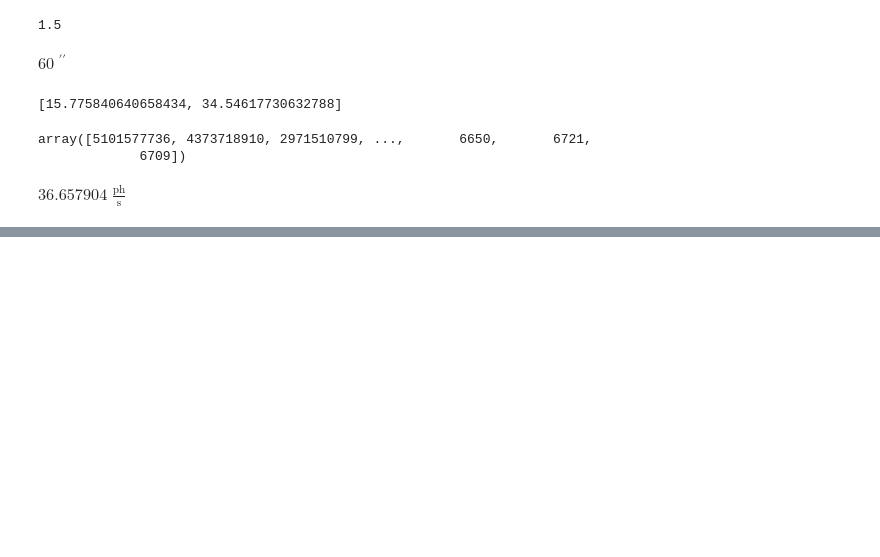
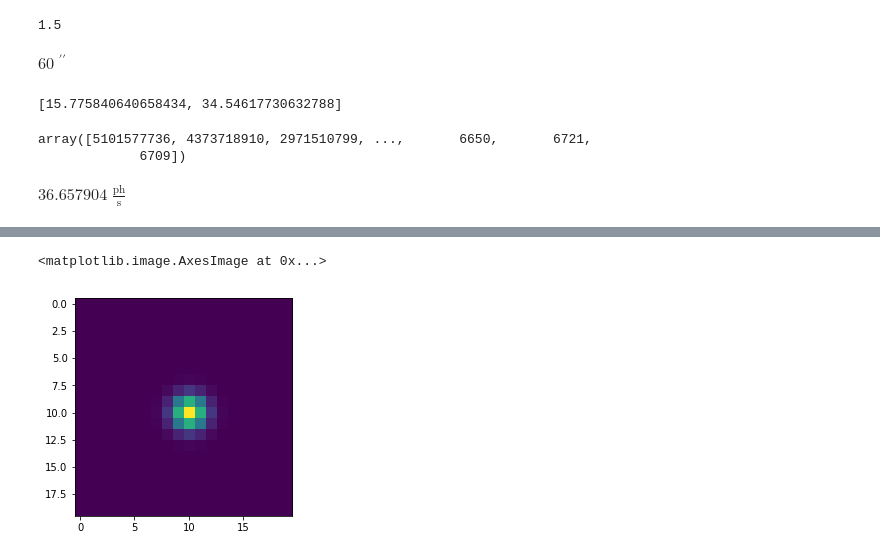
Before and after one commit to mrtommyb/imsim, a Jupyter notebook: notebooks/Untitled.ipynb, the cells around one changed output, grey strips where cells are left out. Cells and saved outputs as stored; diff of their text form; code cells hidden in the pictures; blank space fills up the shorter version.

```diff
--- a/notebooks/Untitled.ipynb
+++ b/notebooks/Untitled.ipynb
@@ -218,0 +222,4 @@ $36.657904 \; \mathrm{\frac{ph}{s}}$
+# %%
+%%timeit
+g = Gaussian2D()
+q = discretize_model(g, (-10,10), (-10,10), mode='oversample', factor=20)
@@ -218,0 +228,5 @@ $36.657904 \; \mathrm{\frac{ph}{s}}$
+# %%
+plt.imshow(q)
+# %% [output]
+<matplotlib.image.AxesImage at 0x...>
+[figure, added]
```
Also changed, not shown: parts of 6 cells of this notebook.
